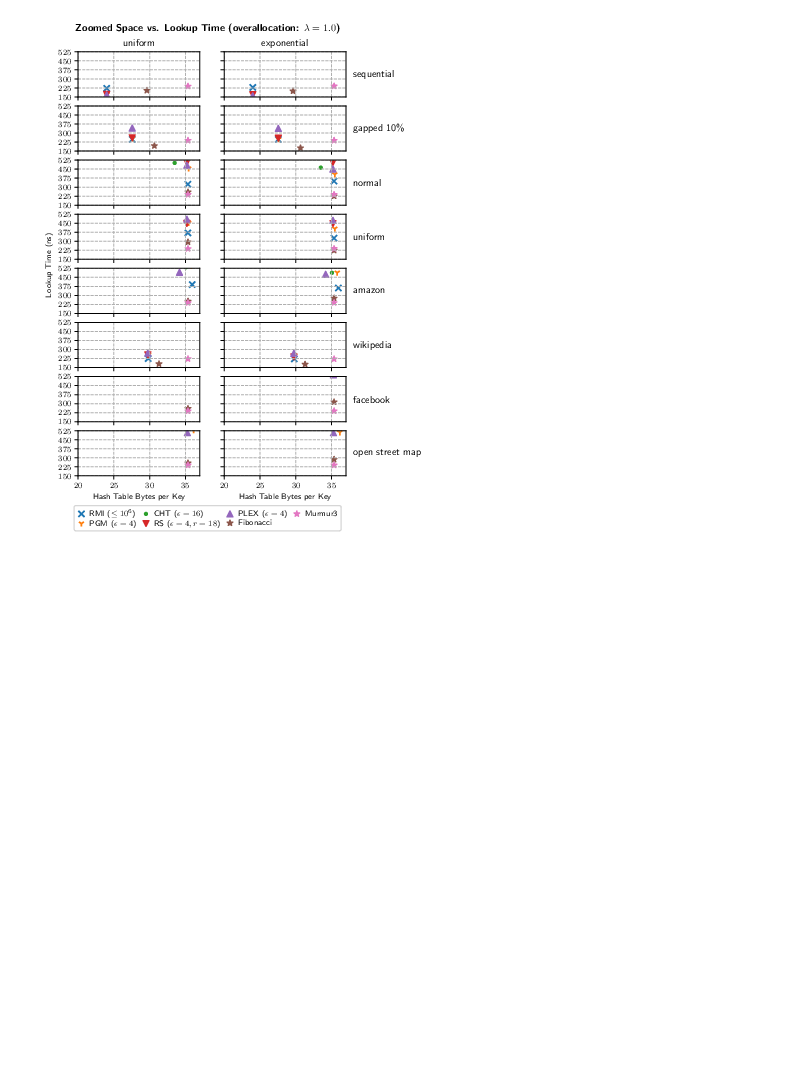
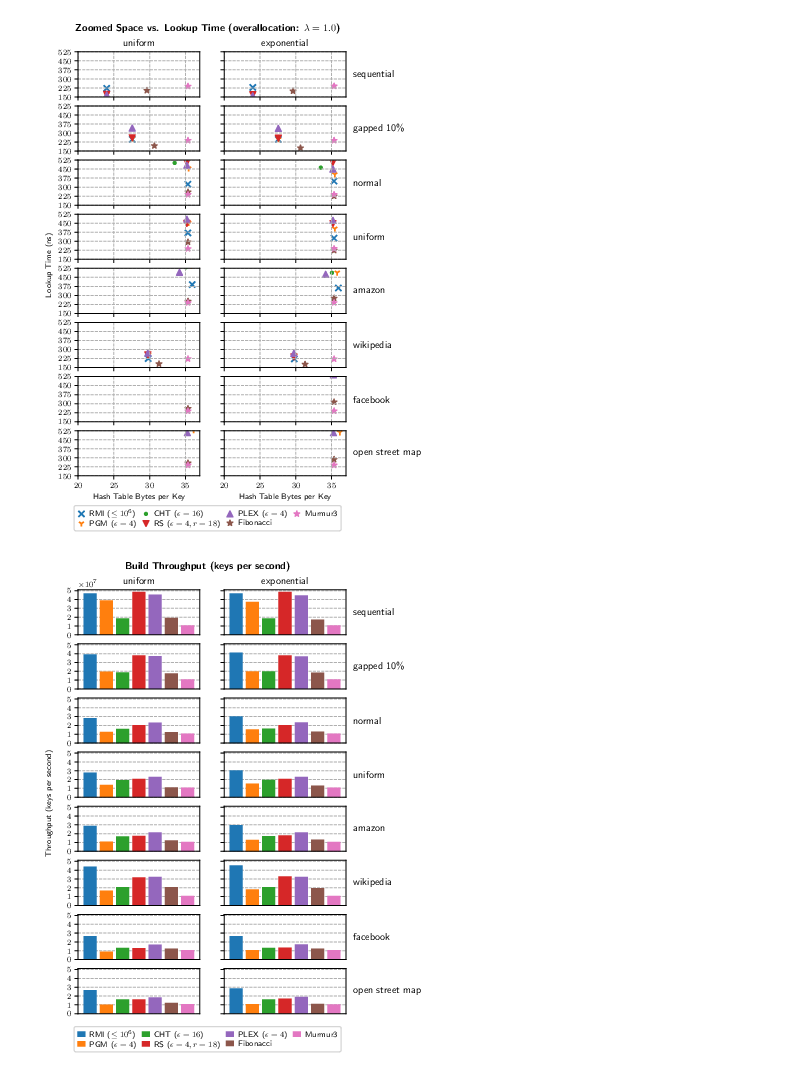
Before and after one commit to IlariaPilo/hashtable, a Jupyter notebook: results/plots.ipynb, the cells around one changed output. Drawn from its saved outputs; the diff is of its cells as text; code cells hidden in the pictures; blank space fills up the shorter version.

```diff
--- a/results/plots.ipynb
+++ b/results/plots.ipynb
@@ -437,3 +440,67 @@ def plot_chained_pareto(data, overalloc, dims=None, ticks=None):
 plot_chained_pareto(chained_df, overalloc=1.0, dims=[(20, 37), (150, 525)], ticks=[None, [150, 225, 300, 375, 450, 525]])
 # %% [output]
 [figure]
+# %%
+def plot_chained_build_times(data, overalloc=1.0):
+    rows = 8
+    cols = 2
+
+    fig, axs = plt.subplots(rows, cols, figsize=(fig_width*0.8, fig_height*rows*0.65), sharex=True, sharey=True)
+    data = data[data[overallocation] == overalloc].sort_values(by=[dataset_order, dataset_size]).copy(deep=True)
+    for i, (ds, df) in enumerate(data.groupby([dataset], sort=False)):
+        pad = 7.5
+        axs[i][-1].annotate(
+            dataset_name(ds),
+            xy=(0, 0.5),
+            xytext=(125 + axs[i][-1].yaxis.labelpad + pad, 0),
+            xycoords=axs[i][-1].yaxis.label,
+            textcoords='offset points',
+            size='large',
+            ha='left',
+            va='center',
+            rotation=0
+        )
+
+        for j, (probing_dist, df) in enumerate(df.groupby([probing_distribution], sort=False)):
+            ax = axs[i][j]
+            if i == 0:
+                ax.set_title(probing_dist)
+            if i > 0:
+                ax.yaxis.offsetText.set_visible(False)
+
+            ax.tick_params(
+                axis='x',
+                which='both',
+                top=False,
+                bottom=False,
+                labelbottom=False
+            )
+            ax.set_axisbelow(True)
+            ax.grid(linestyle="--", axis="y", which="major")
+            ax.set_yticks([i * 10**7 for i in [0, 1, 2, 3, 4, 5]])
+
+            for k, (name, df) in enumerate(df.groupby([func_name], sort=False)):
+                ax.bar(data=df, x=k, height=build_throughput, label=human_func_name(name), color=get_color(name))
+
+    h, l = axs[0][0].get_legend_handles_labels()
+    legend = fig.legend(
+        h, l,
+        loc="lower center",
+        bbox_to_anchor=(0.5, 0.05),
+        ncol=4,
+        borderpad=0.4,
+        labelspacing=0.2,
+        handlelength=1.0,
+        handletextpad=0.5,
+        columnspacing=0.7
+    )
+
+    fig.suptitle(f"Build Throughput (keys per second)", y=0.93, fontweight="bold")
+    fig.text(0.03, 0.5, 'Throughput (keys per second)', va='center', rotation='vertical')
+
+    fig.savefig(f"chained_build_{overalloc}.pdf", bbox_inches="tight", dpi=300)
+    fig.savefig(f"chained_build_{overalloc}.pgf", bbox_inches="tight", dpi=300)
+
+plot_chained_build_times(chained_df)
+# %% [output]
+[figure, added]
```
Also changed, not shown: parts of 1 cell of this notebook.
